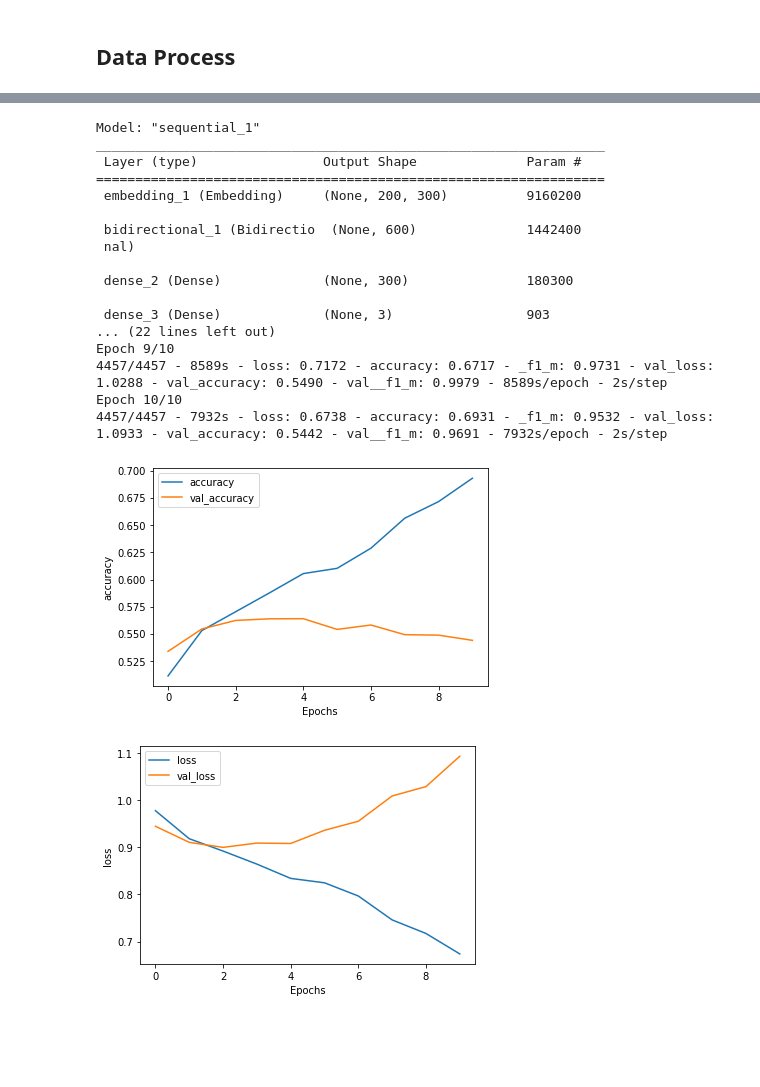
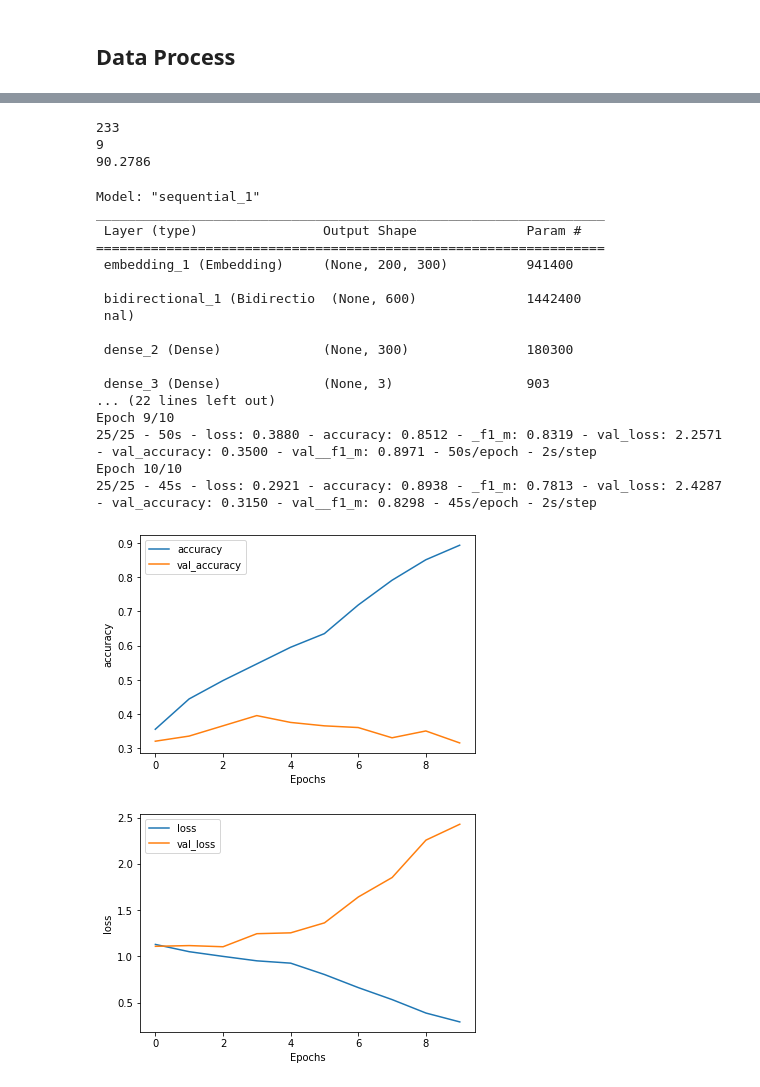
Before and after one commit to Gilone/Calorie-Prediction, a Jupyter notebook: Assignment2_Glove.ipynb, the cells around one changed output, grey strips where cells are left out. Drawn from its saved outputs; the diff is of its cells as text; code cells hidden in the pictures; blank space fills up the shorter version.

```diff
--- a/Assignment2_Glove.ipynb
+++ b/Assignment2_Glove.ipynb
@@ -83,6 +83,4 @@ GM.get_graph_of_a_word_list(list(topk_freq_words[:20]))
 # %%
-# Steps with Glove and LSTM
-from LSTMClassifier import StepsClassifier
 
 steps_articel_train = []
 steps_articel_test = []
@@ -91,25 +89,15 @@ for raw_feature in train_raw_feature_list:
 for raw_feature in test_raw_feature_list:
     steps_articel_test.append(' '.join(eval(raw_feature['steps'])))
 
-SC = StepsClassifier(steps_articel_train, calorie_level_train, steps_articel_test, calorie_level_test, glove_model=GM)
-SC.train(num_epochs=10)
+all_length = []
+for s in steps_articel_train:
+    all_length.append(len(s.split(' ')))
+for s in steps_articel_test:
+    all_length.append(len(s.split(' ')))
+print(max(all_length))
+print(min(all_length))
+print(sum(all_length)/len(all_length))
 # %% [output]
-Model: "sequential_1"
-_________________________________________________________________
- Layer (type)                Output Shape              Param #
-=================================================================
- embedding_1 (Embedding)     (None, 200, 300)          9160200
-
- bidirectional_1 (Bidirectio  (None, 600)              1442400
- nal)
-
- dense_2 (Dense)             (None, 300)               180300
-
- dense_3 (Dense)             (None, 3)                 903
-... (22 lines left out)
-Epoch 9/10
-4457/4457 - 8589s - loss: 0.7172 - accuracy: 0.6717 - _f1_m: 0.9731 - val_loss: 1.0288 - val_accuracy: 0.5490 - val__f1_m: 0.9979 - 8589s/epoch - 2s/step
-Epoch 10/10
-4457/4457 - 7932s - loss: 0.6738 - accuracy: 0.6931 - _f1_m: 0.9532 - val_loss: 1.0933 - val_accuracy: 0.5442 - val__f1_m: 0.9691 - 7932s/epoch - 2s/step
+233
+9
+90.2786
-[figure, removed]
-[figure, removed]
@@ -116,3 +110,23 @@ Epoch 10/10
 # %%
-SC = StepsClassifier(steps_articel_train, calorie_level_train, steps_articel_test, calorie_level_test, glove_model=GM, activation='tanh', trainable=False, max_length=200)
-SC.train(num_epochs=10)
+SC = StepsClassifier(steps_articel_train, calorie_level_train, steps_articel_test, calorie_level_test, glove_model=GM, activation='tanh', trainable=True, max_length=200)
+SC.train(num_epochs=5)
+# %% [output]
+Model: "sequential_1"
+_________________________________________________________________
+ Layer (type)                Output Shape              Param #
+=================================================================
+ embedding_1 (Embedding)     (None, 200, 300)          941400
+
+ bidirectional_1 (Bidirectio  (None, 600)              1442400
+ nal)
+
+ dense_2 (Dense)             (None, 300)               180300
+
+ dense_3 (Dense)             (None, 3)                 903
+... (22 lines left out)
+Epoch 9/10
+25/25 - 50s - loss: 0.3880 - accuracy: 0.8512 - _f1_m: 0.8319 - val_loss: 2.2571 - val_accuracy: 0.3500 - val__f1_m: 0.8971 - 50s/epoch - 2s/step
+Epoch 10/10
+25/25 - 45s - loss: 0.2921 - accuracy: 0.8938 - _f1_m: 0.7813 - val_loss: 2.4287 - val_accuracy: 0.3150 - val__f1_m: 0.8298 - 45s/epoch - 2s/step
+[figure, added]
+[figure, added]
```
Also changed, not shown: parts of 10 cells of this notebook, 1 other file.
